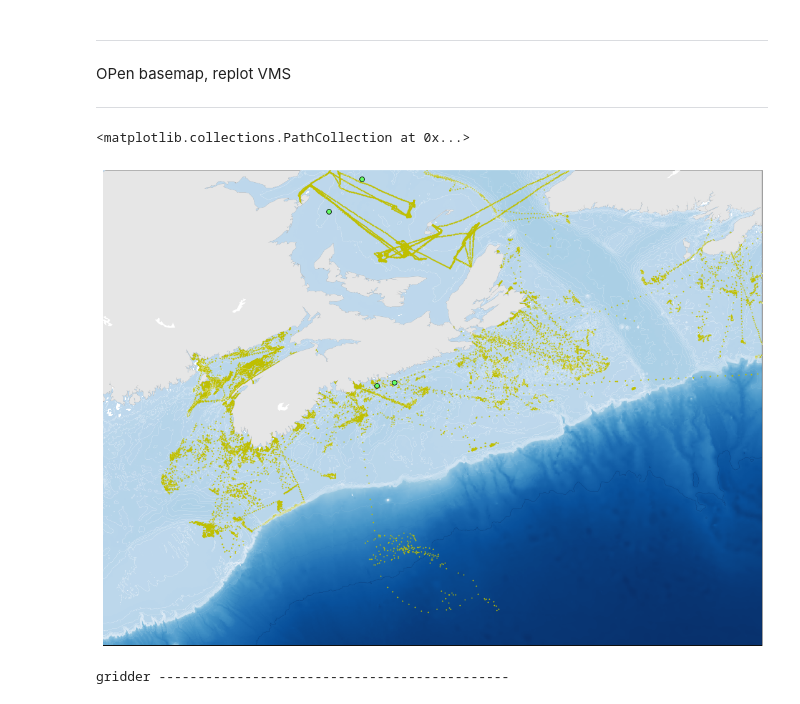
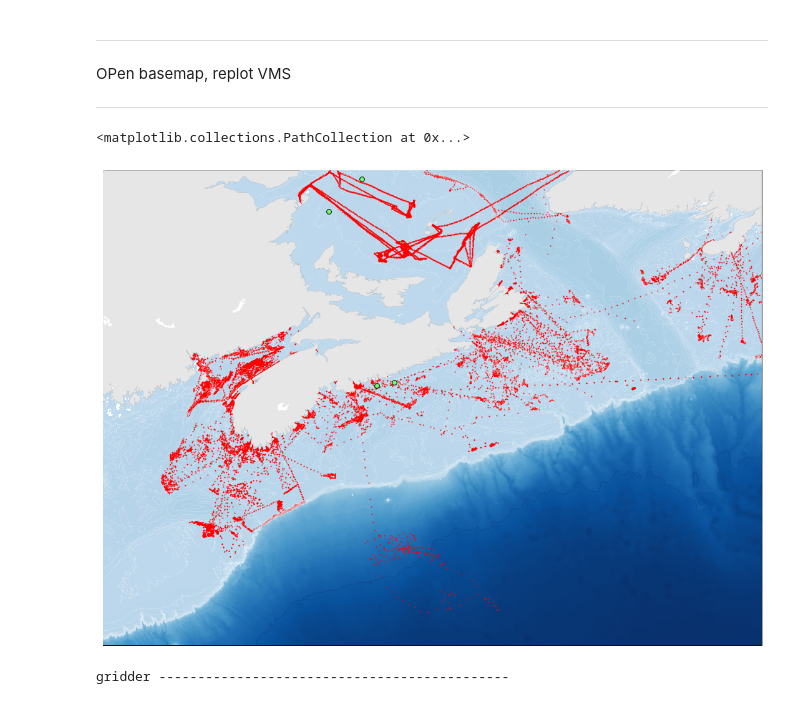
Before and after one commit to Diego-Ibarra/test, a Jupyter notebook: workshop_2018.ipynb, the cells around one changed output. Drawn from its saved outputs; the diff is of its cells as text; code cells hidden in the pictures.

```diff
--- a/workshop_2018.ipynb
+++ b/workshop_2018.ipynb
@@ -282,20 +295,20 @@ OPen basemap, replot VMS
 # %%
 
 import matplotlib.pyplot as plt
 
 m = make_basemap()
 
 plot_whales(whales,m)
 #add_maritimes_region(m)
 #add_NAFO_areas(m)
 add_bathymetry(m)
 
 x, y = m(fishing['LONGITUDE'].values,fishing['LATITUDE'].values)
 
-plt.scatter(x,y,s=1,marker='o',color='y',  zorder=10)
+plt.scatter(x,y,s=1,marker='o',color='r',  zorder=10)
 # %% [output]
 <matplotlib.collections.PathCollection at 0x...>
-[figure, old version]
+[figure, new version]
 # %%
 def make_heatmap(info, m, data):
     import numpy as np
```
Also changed, not shown: parts of 21 cells of this notebook, 4 other files.
